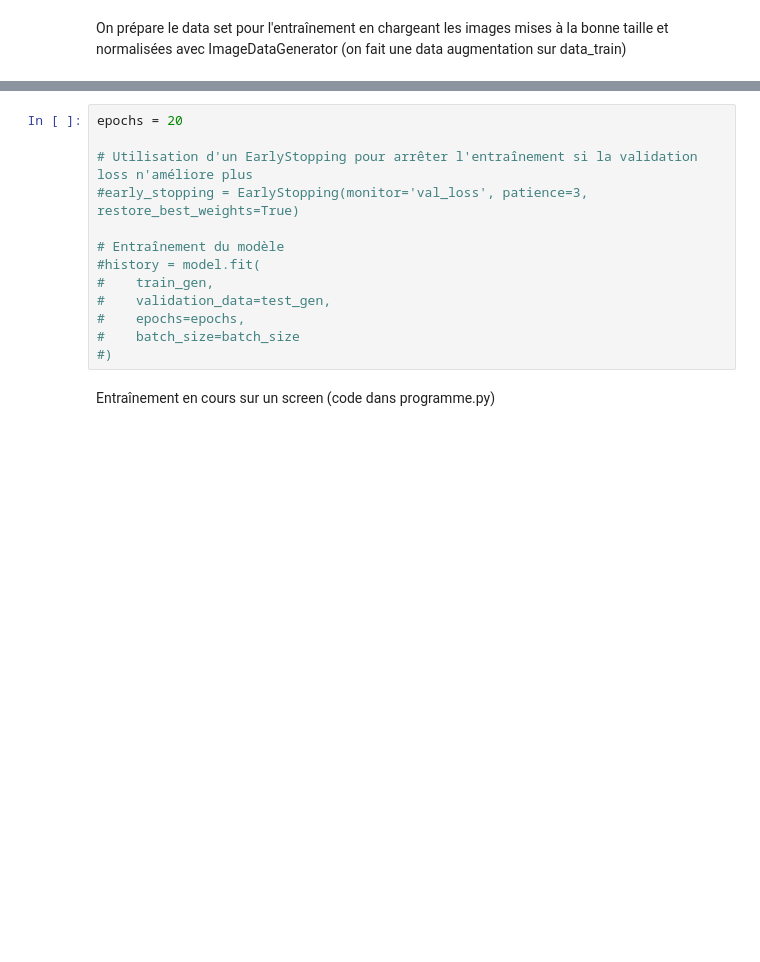
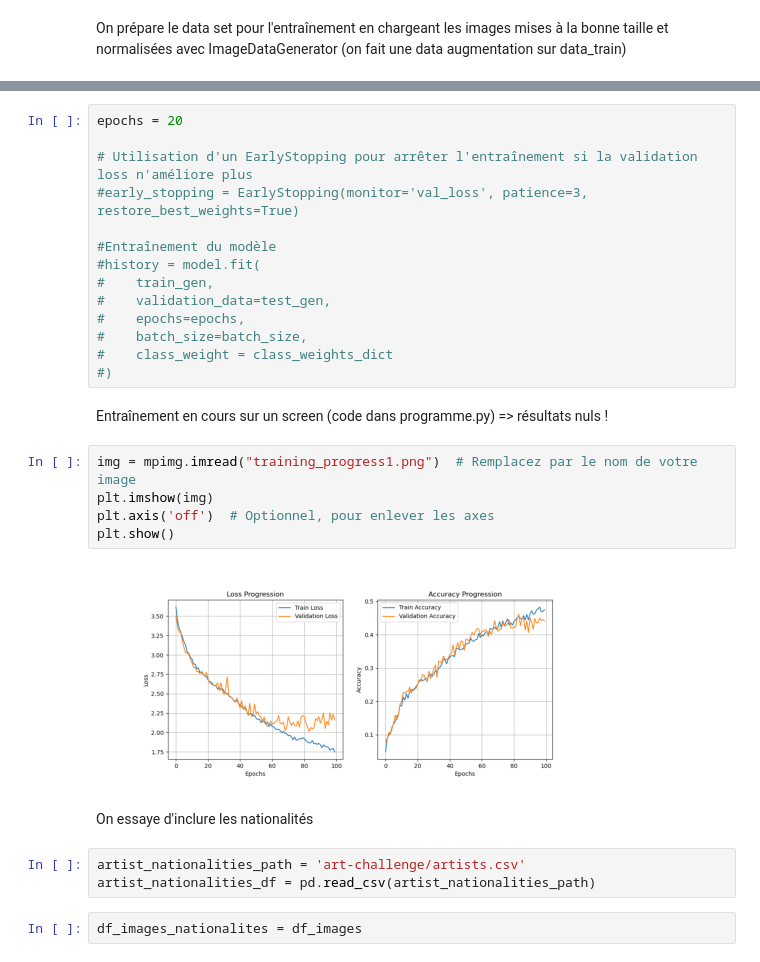
Before and after one commit to JulienCaillaud/Projets_HDDL, a Jupyter notebook: Projet_CNN/CNN.ipynb, the cells around one changed output, grey strips where cells are left out. Drawn from its saved outputs; the diff is of its cells as text; blank space fills up the shorter version.

```diff
--- a/Projet_CNN/CNN.ipynb
+++ b/Projet_CNN/CNN.ipynb
@@ -412,12 +407,27 @@ epochs = 20
 # Utilisation d'un EarlyStopping pour arrêter l'entraînement si la validation loss n'améliore plus
 #early_stopping = EarlyStopping(monitor='val_loss', patience=3, restore_best_weights=True)
 
-# Entraînement du modèle
+#Entraînement du modèle
 #history = model.fit(
 #    train_gen,
 #    validation_data=test_gen,
 #    epochs=epochs,
-#    batch_size=batch_size
+#    batch_size=batch_size,
+#    class_weight = class_weights_dict
 #)
 # %% [markdown]
-Entraînement en cours sur un screen (code dans programme.py)
+Entraînement en cours sur un screen (code dans programme.py) => résultats nuls !
+# %%
+img = mpimg.imread("training_progress1.png")  # Remplacez par le nom de votre image
+plt.imshow(img)
+plt.axis('off')  # Optionnel, pour enlever les axes
+plt.show()
+# %% [output]
+[figure, added]
+# %% [markdown]
+On essaye d'inclure les nationalités
+# %%
+artist_nationalities_path = 'art-challenge/artists.csv'
+artist_nationalities_df = pd.read_csv(artist_nationalities_path)
+# %%
+df_images_nationalites = df_images
```
Also changed, not shown: parts of 16 cells of this notebook.
